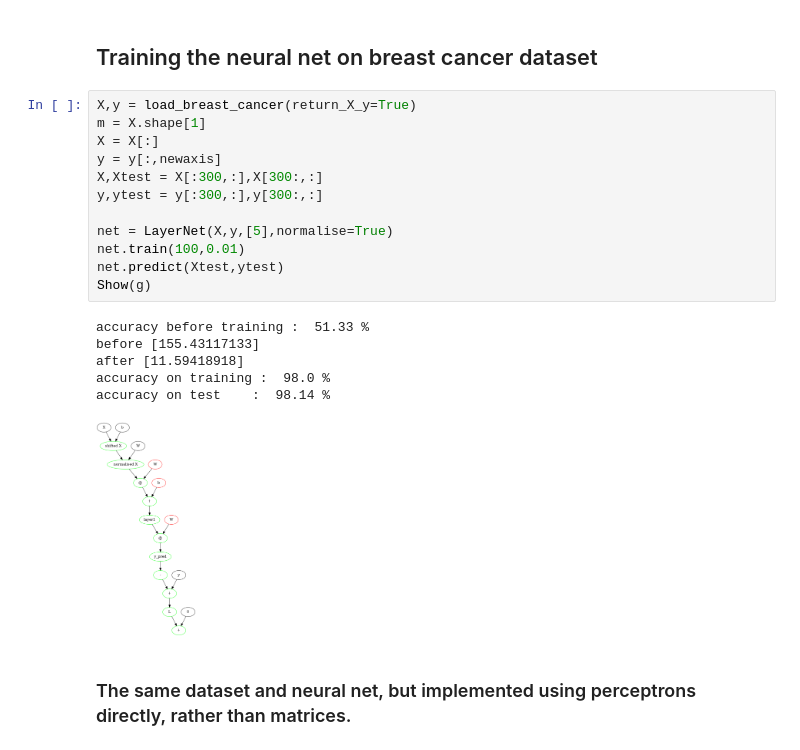
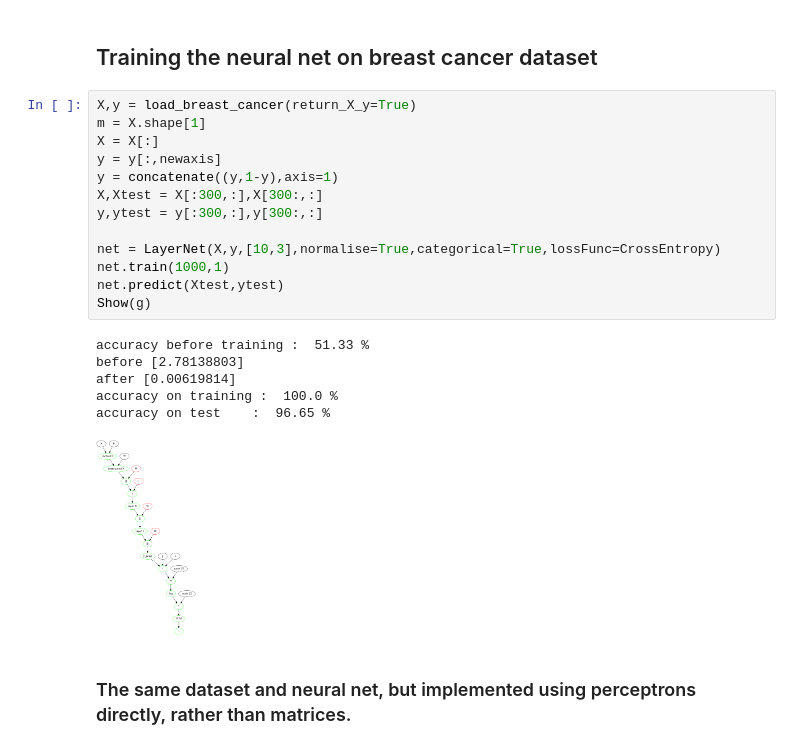
Before and after one commit to pranav-joshi-iitgn/ML_Journey, a Jupyter notebook: AutoDif.ipynb, the cells around one changed output. Cells and saved outputs as stored; diff of their text form.

```diff
--- a/AutoDif.ipynb
+++ b/AutoDif.ipynb
@@ -532,22 +663,23 @@ accuracy on training :  94.0 %
 # %%
 X,y = load_breast_cancer(return_X_y=True)
 m = X.shape[1]
 X = X[:]
 y = y[:,newaxis]
+y = concatenate((y,1-y),axis=1)
 X,Xtest = X[:300,:],X[300:,:]
 y,ytest = y[:300,:],y[300:,:]
 
-net = LayerNet(X,y,[5],normalise=True)
-net.train(100,0.01)
+net = LayerNet(X,y,[10,3],normalise=True,categorical=True,lossFunc=CrossEntropy)
+net.train(1000,1)
 net.predict(Xtest,ytest)
 Show(g)
 # %% [output]
 accuracy before training :  51.33 %
-before [155.43117133]
-after [11.59418918]
-accuracy on training :  98.0 %
-accuracy on test    :  98.14 %
+before [2.78138803]
+after [0.00619814]
+accuracy on training :  100.0 %
+accuracy on test    :  96.65 %
-[figure, old version]
+[figure, new version]
 # %% [markdown]
 ### The same dataset and neural net, but implemented using perceptrons directly, rather than matrices.
 # %%
```
Also changed, not shown: parts of 8 cells of this notebook.
